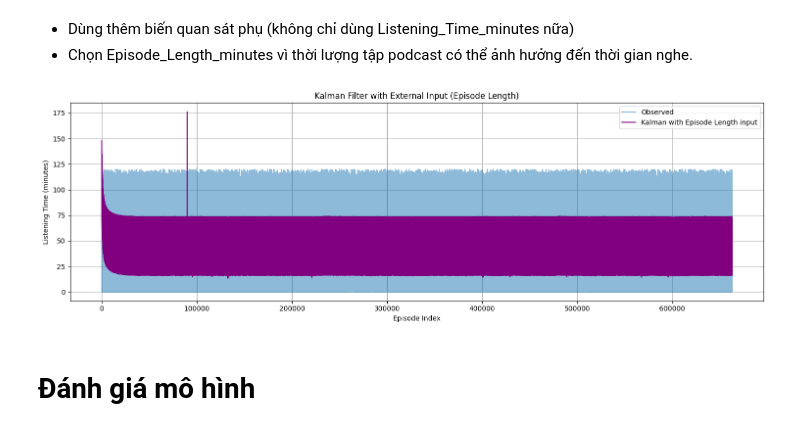
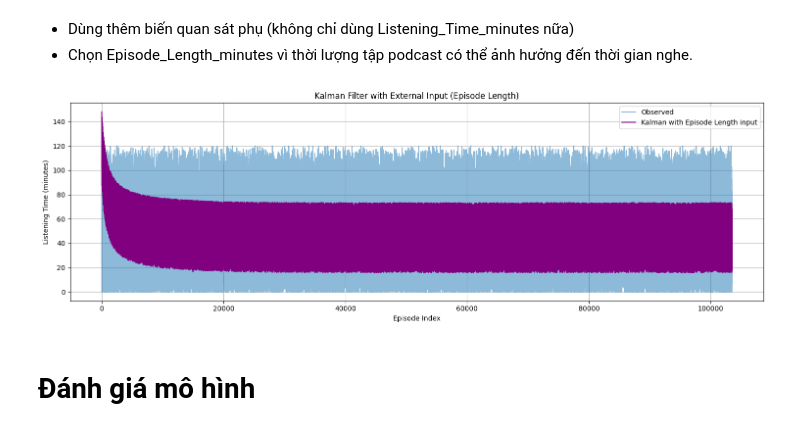
Before and after one commit to TuanTinhTao/Th1_TSeries, a Jupyter notebook: kalman_train.ipynb, the cells around one changed output. Saved outputs shown, nothing was run; the diff lists cells and outputs as text; code cells hidden in the pictures.

```diff
--- a/kalman_train.ipynb
+++ b/kalman_train.ipynb
@@ -15,0 +111,5 @@ df.head()
+# %%
+df["Guest_Popularity_percentage"] = df.groupby("Genre")["Guest_Popularity_percentage"]\
+                                       .transform(lambda x: x.fillna(x.median()))
+# %%
+df["Number_of_Ads"].fillna(0,inplace=True)
@@ -19,9 +200,8 @@ df.head()
 Ước lượng Listening_Time_minutes dựa trên mô hình trạng thái đơn giản.
 # %%
 # Giá trị thực tế
-observations = df['Listening_Time_minutes'].dropna().values
+observations = df[df['Publication_Day'] == 'Saturday']['Listening_Time_minutes'].dropna().values
 n = len(observations)
-
 # kalman param
 Q = 1e-5
 R = np.var(observations - np.mean(observations))
@@ -61,7 +241,7 @@ plt.show()
 mô hình này không chỉ theo dõi giá trị hiện tại mà còn ước lượng được xu hướng
 # %%
 # Giá trị thực tế
-observations = df['Listening_Time_minutes'].dropna().values
+observations = df[df['Publication_Day'] == 'Saturday']['Listening_Time_minutes'].dropna().values
 n = len(observations)
 
 # Ma trận hệ số
@@ -82,17 +262,17 @@ P[0] = np.eye(2)
 # Thuật toán Kalman
 for k in range(1, n):
     # Dự đoán
-    x_pred = A @ x_est[k-1]
-    P_pred = A @ P[k-1] @ A.T + Q
+    x_pred = np.dot(A, x_est[k-1])
+    P_pred = np.dot(np.dot(A, P[k-1]), A.T) + Q
 
     # Kalman Gain
-    S = H @ P_pred @ H.T + R
-    K = P_pred @ H.T @ np.linalg.inv(S)
+    S = np.dot(np.dot(H, P_pred), H.T) + R
+    K = np.dot(np.dot(P_pred, H.T), np.linalg.inv(S))
 
     # Cập nhật
-    y = observations[k] - H @ x_pred
+    y = observations[k] - np.dot(H, x_pred)
     x_est[k] = x_pred + K.flatten() * y
-    P[k] = (I - K @ H) @ P_pred
+    P[k] = np.dot((I - np.dot(K, H)), P_pred)
 
 # result
 plt.figure(figsize=(15, 5))
@@ -114,7 +294,7 @@ plt.show()
 - Chọn Episode_Length_minutes vì thời lượng tập podcast có thể ảnh hưởng đến thời gian nghe.
 # %%
 # Lấy dữ liệu
-obs = df[['Listening_Time_minutes', 'Episode_Length_minutes']].dropna()
+obs = df[df['Publication_Day'] == 'Saturday'][['Listening_Time_minutes', 'Episode_Length_minutes']].dropna()
 z = obs['Listening_Time_minutes'].values
 u = obs['Episode_Length_minutes'].values
 n = len(z)
@@ -130,34 +310,34 @@ xhat[0] = z[0]
 P[0] = 1.0
 
 # Kalman Filter có input phụ
 for k in range(1, n):
     # Dự đoán
     xhat_minus = xhat[k-1]
     P_minus = P[k-1] + Q
 
     # Tính sai số đo
     y = z[k] - (H * xhat_minus + B * u[k])  # residual
 
     # Kalman Gain
     K = P_minus * H / (H * P_minus * H + R)
 
     # Cập nhật
     xhat[k] = xhat_minus + K * y
     P[k] = (1 - K * H) * P_minus
 
 # result
 plt.figure(figsize=(15, 5))
 plt.plot(z, label='Observed', alpha=0.5)
 plt.plot(xhat + B * u, label='Kalman with Episode Length input', color='purple')
 plt.title('Kalman Filter with External Input (Episode Length)')
 plt.xlabel('Episode Index')
 plt.ylabel('Listening Time (minutes)')
 plt.legend()
 plt.grid(True)
 plt.tight_layout()
 plt.show()
 # %% [output]
-[figure, old version]
+[figure, new version]
 # %% [markdown]
 # Đánh giá mô hình
 # %%
```
Also changed, not shown: parts of 18 cells of this notebook.
